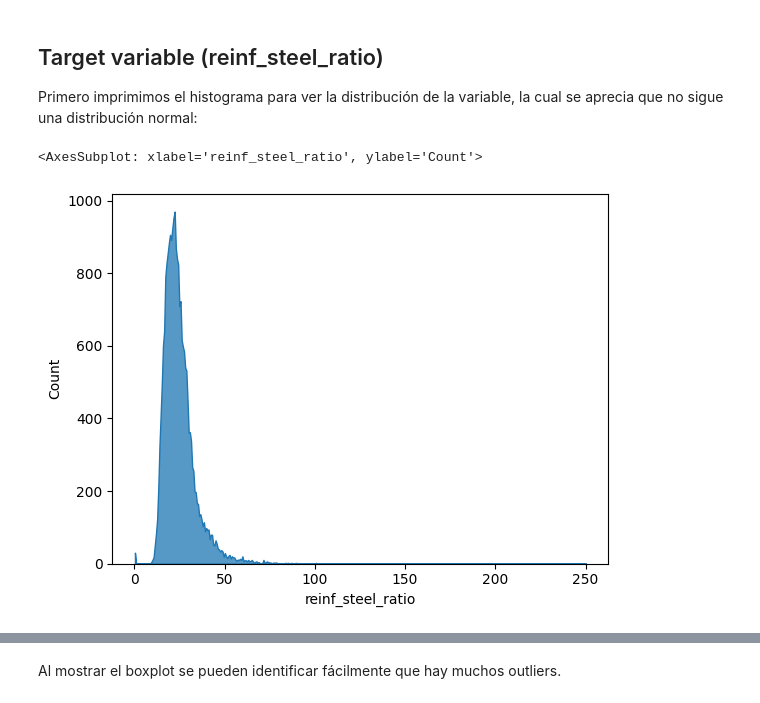
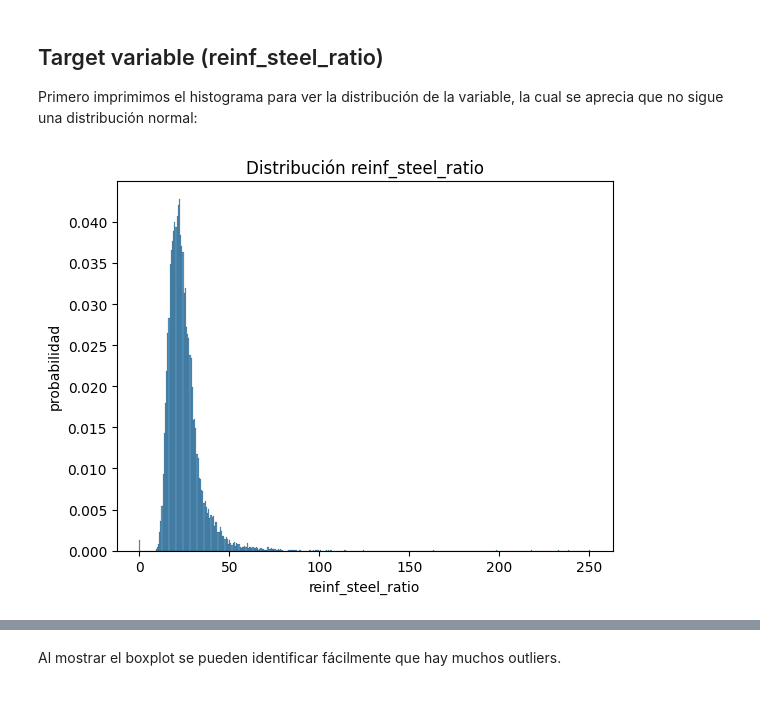
Before and after one commit to pablo-campillo/reinf-steel-ratio-regressor, a Jupyter notebook: notebooks/2.0-pcs-data-cleaning.ipynb, the cells around one changed output, grey strips where cells are left out. Cells and saved outputs as stored; diff of their text form; code cells hidden in the pictures.

Commit message:
Data cleaning

```diff
--- a/notebooks/2.0-pcs-data-cleaning.ipynb
+++ b/notebooks/2.0-pcs-data-cleaning.ipynb
@@ -6,7 +6,7 @@ from matplotlib import pyplot as plt
 import seaborn as sns
 import pandas as pd
 # %%
-df = pd.read_csv('../data/raw/structure_projects.csv', sep=';')
+df = pd.read_csv('../data/raw/structure_projects.csv', sep=';', index_col=0)
 # %%
 df.info(150)
 # %% [output]
@@ -34,2 +32,0 @@ Data cleaning is divided by group of variables but the target one that is consid
-# %%
-df.drop(columns='Unnamed: 0', inplace=True)
@@ -36,9 +69,26 @@ df.drop(columns='Unnamed: 0', inplace=True)
+# %%
+df.loc[df['ignored'].isnull(), 'ignored'] = 'NO'
+# %%
+def plot_hist(df, feature, file_path=None, title=None, stat="probability", xlabel=None, ylabel='probabilidad', save=False):
+    if file_path is None:
+        file_path = f'../reports/figures/hist_{feature}.pdf'
+    if title is None:
+        title = f'Distribución {feature}'
+    if xlabel is None:
+        xlabel = feature
+
+    fig = sns.histplot(df, x=feature, stat="probability")
+    _ = fig.set(title=title, xlabel=xlabel, ylabel='probabilidad')
+
+    if save:
+        fig.get_figure().savefig(file_path)
+
+    return fig
 # %% [markdown]
 ## Target variable (reinf_steel_ratio)
 
 Primero imprimimos el histograma para ver la distribución de la variable, la cual se aprecia que no sigue una distribución normal:
 # %%
-sns.histplot(df, x="reinf_steel_ratio", element="poly")
+_ = plot_hist(df, "reinf_steel_ratio", save=True)
 # %% [output]
-<AxesSubplot: xlabel='reinf_steel_ratio', ylabel='Count'>
-[figure, old version]
+[figure, new version]
```
Also changed, not shown: parts of 90 cells of this notebook, 3 other files.
